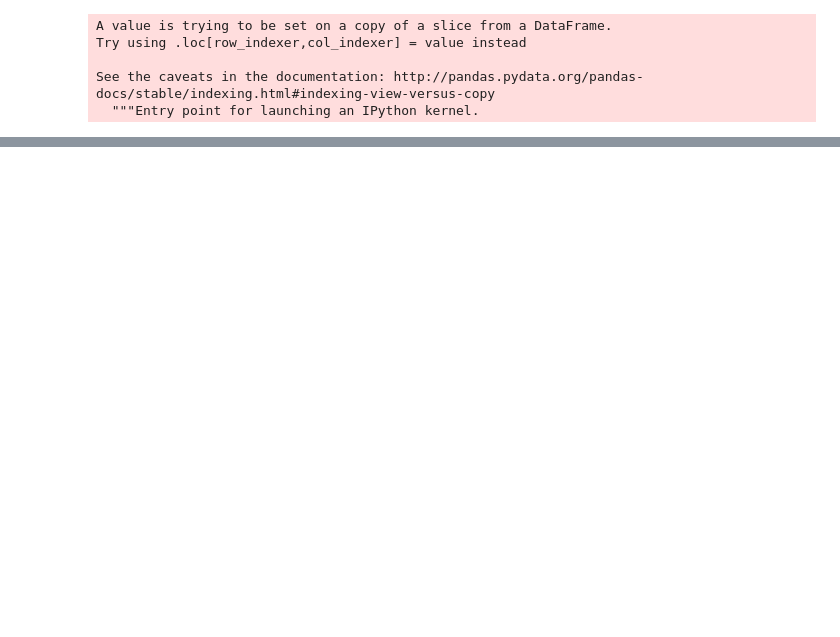
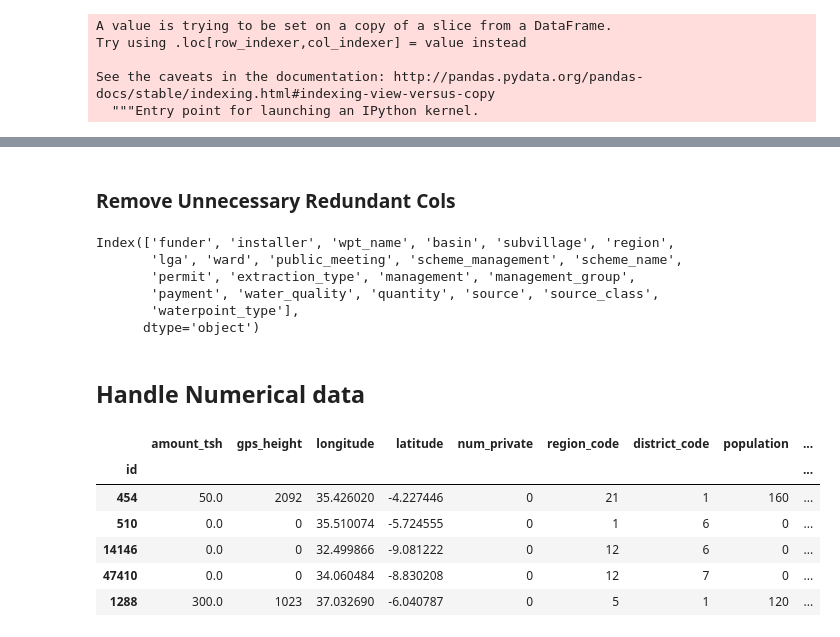
Before and after one commit to iremnasir/bootcamp_progress, a Jupyter notebook: Week_02/Pumps_Revised.ipynb, the cells around one changed output, grey strips where cells are left out. Cells and saved outputs as stored; diff of their text form; code cells hidden in the pictures; blank space fills up the shorter version.

```diff
--- a/Week_02/Pumps_Revised.ipynb
+++ b/Week_02/Pumps_Revised.ipynb
@@ -127,0 +227,2 @@ Index(['funder', 'installer', 'wpt_name', 'basin', 'subvillage', 'region',
+# %% [markdown]
+### Remove Unnecessary Redundant Cols
@@ -127,0 +236,21 @@ Index(['funder', 'installer', 'wpt_name', 'basin', 'subvillage', 'region',
+# %%
+pumps_cat.columns
+# %% [output]
+Index(['funder', 'installer', 'wpt_name', 'basin', 'subvillage', 'region',
+       'lga', 'ward', 'public_meeting', 'scheme_management', 'scheme_name',
+       'permit', 'extraction_type', 'management', 'management_group',
+       'payment', 'water_quality', 'quantity', 'source', 'source_class',
+       'waterpoint_type'],
+      dtype='object')
+# %% [markdown]
+## Handle Numerical data
+# %%
+pumps_num.head()
+# %% [output]
+|  | amount_tsh | gps_height | longitude | latitude | num_private | region_code | district_code | population | ... |
+| id |  |  |  |  |  |  |  |  | ... |
+| 454 | 50.0 | 2092 | 35.426020 | -4.227446 | 0 | 21 | 1 | 160 | ... |
+| 510 | 0.0 | 0 | 35.510074 | -5.724555 | 0 | 1 | 6 | 0 | ... |
+| 14146 | 0.0 | 0 | 32.499866 | -9.081222 | 0 | 12 | 6 | 0 | ... |
+| 47410 | 0.0 | 0 | 34.060484 | -8.830208 | 0 | 12 | 7 | 0 | ... |
+| 1288 | 300.0 | 1023 | 37.032690 | -6.040787 | 0 | 5 | 1 | 120 | ... |
```
Also changed, not shown: parts of 31 cells of this notebook.
